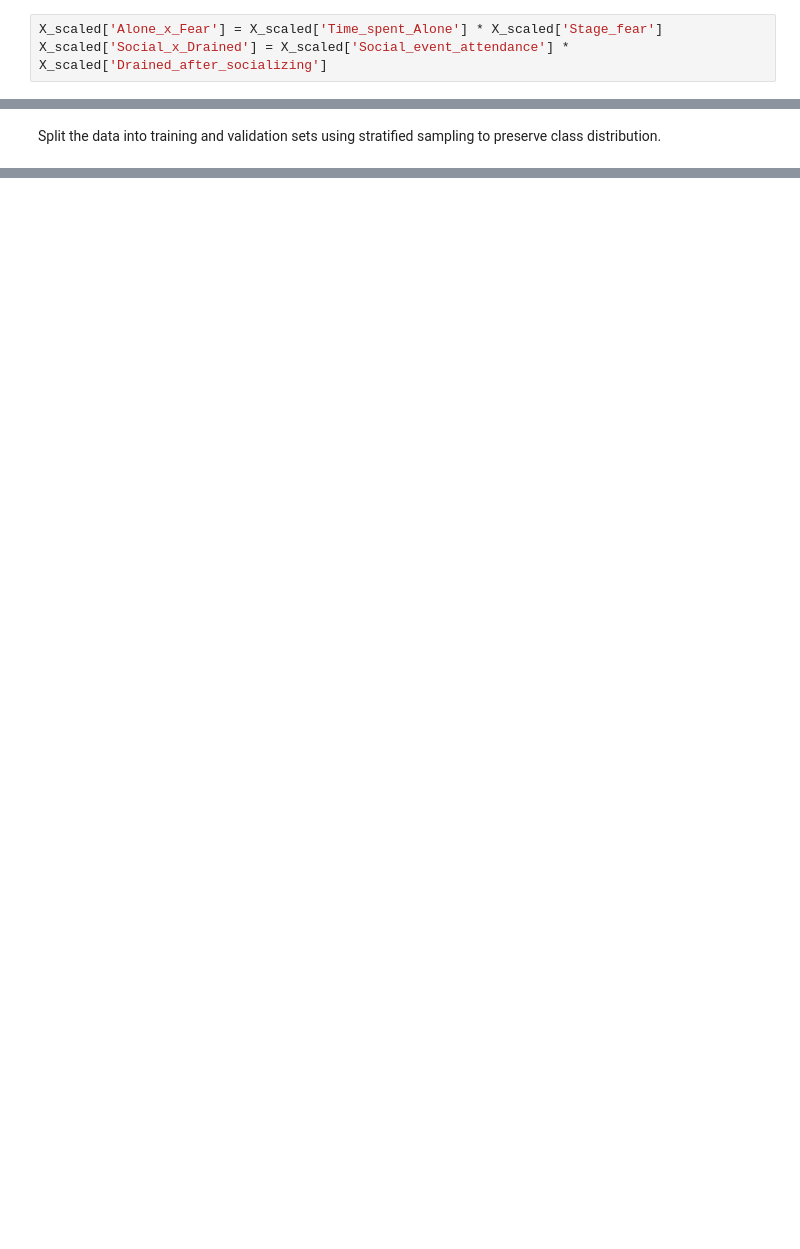
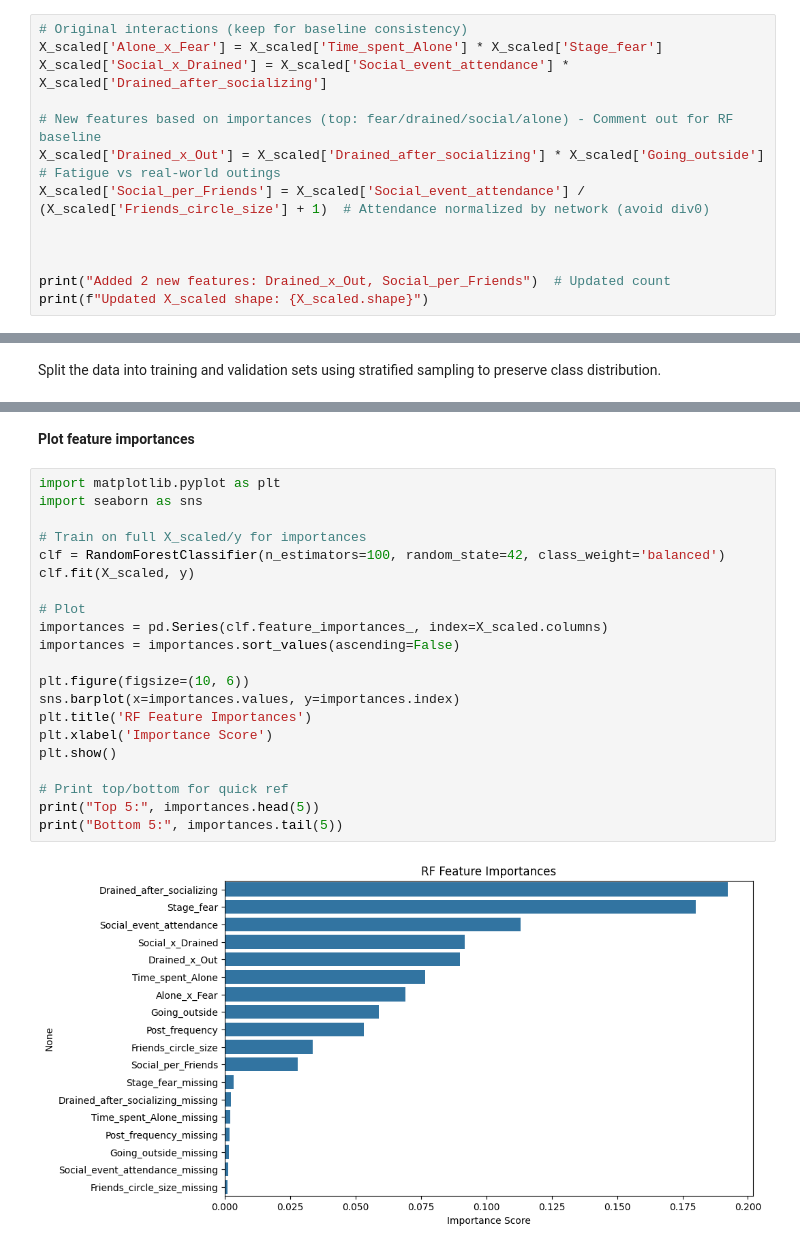
Before and after one commit to Drew-Woodz/kaggle_competitions, a Jupyter notebook: S5E7_Introvert_Classifier/notebooks/dataCleaning_and_training.ipynb, the cells around one changed output, grey strips where cells are left out. Drawn from its saved outputs; the diff is of its cells as text; blank space fills up the shorter version.

```diff
--- a/S5E7_Introvert_Classifier/notebooks/dataCleaning_and_training.ipynb
+++ b/S5E7_Introvert_Classifier/notebooks/dataCleaning_and_training.ipynb
@@ -416,5 +416,15 @@ X_scaled[num_cols] = scaler.fit_transform(X[num_cols])
 # %% [markdown]
 Create interaction features to capture relationships between social behavior and binary traits.
 # %%
+# Original interactions (keep for baseline consistency)
 X_scaled['Alone_x_Fear'] = X_scaled['Time_spent_Alone'] * X_scaled['Stage_fear']
 X_scaled['Social_x_Drained'] = X_scaled['Social_event_attendance'] * X_scaled['Drained_after_socializing']
+
+# New features based on importances (top: fear/drained/social/alone) - Comment out for RF baseline
+X_scaled['Drained_x_Out'] = X_scaled['Drained_after_socializing'] * X_scaled['Going_outside']  # Fatigue vs real-world outings
+X_scaled['Social_per_Friends'] = X_scaled['Social_event_attendance'] / (X_scaled['Friends_circle_size'] + 1)  # Attendance normalized by network (avoid div0)
+
+
+
+print("Added 2 new features: Drained_x_Out, Social_per_Friends")  # Updated count
+print(f"Updated X_scaled shape: {X_scaled.shape}")
@@ -470,0 +544,25 @@ Holy Crap! 95%
+# %% [markdown]
+**Plot feature importances**
+# %%
+import matplotlib.pyplot as plt
+import seaborn as sns
+
+# Train on full X_scaled/y for importances
+clf = RandomForestClassifier(n_estimators=100, random_state=42, class_weight='balanced')
+clf.fit(X_scaled, y)
+
+# Plot
+importances = pd.Series(clf.feature_importances_, index=X_scaled.columns)
+importances = importances.sort_values(ascending=False)
+
+plt.figure(figsize=(10, 6))
+sns.barplot(x=importances.values, y=importances.index)
+plt.title('RF Feature Importances')
+plt.xlabel('Importance Score')
+plt.show()
+
+# Print top/bottom for quick ref
+print("Top 5:", importances.head(5))
+print("Bottom 5:", importances.tail(5))
+# %% [output]
+[figure, added]
```
Also changed, not shown: parts of 15 cells of this notebook, 1 other file.
